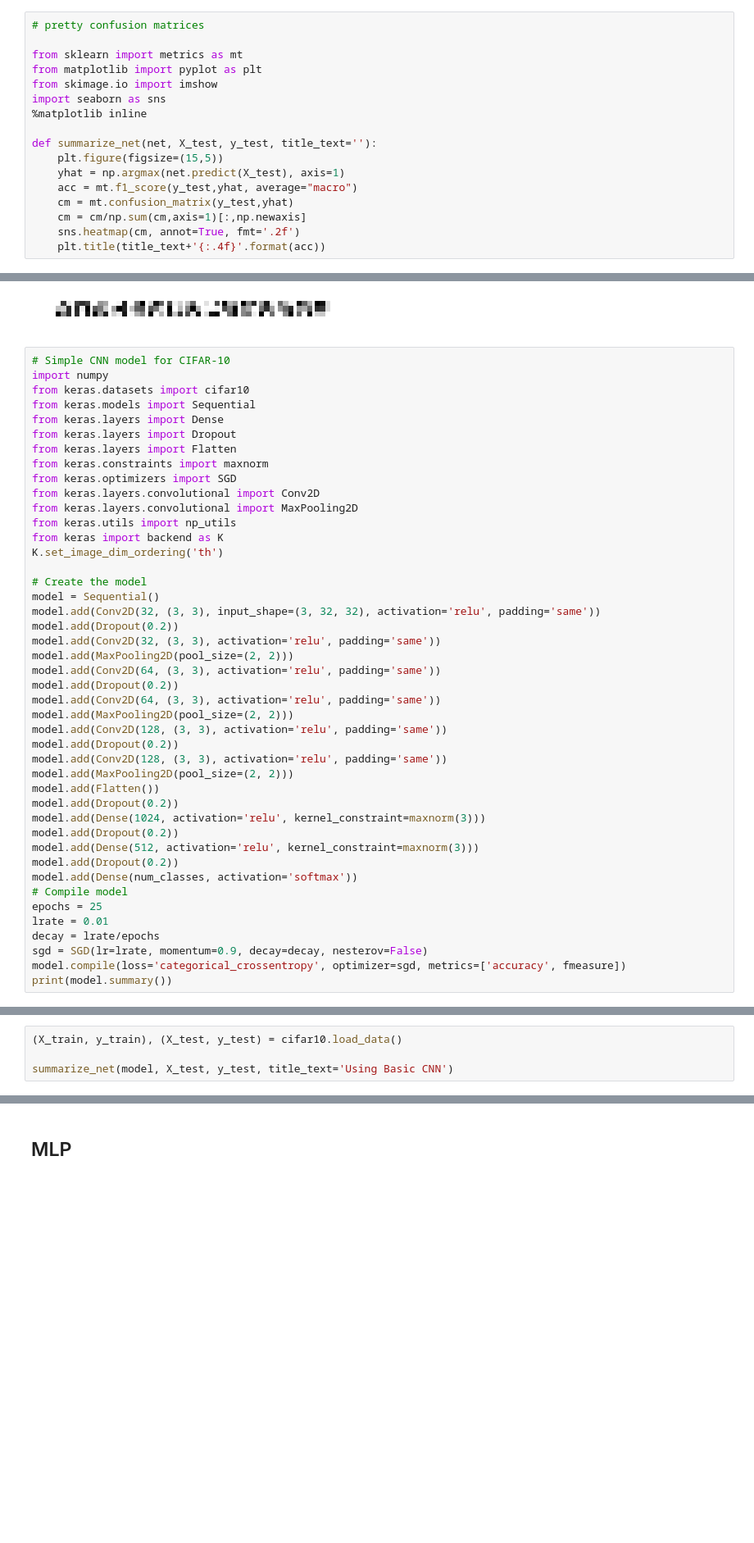
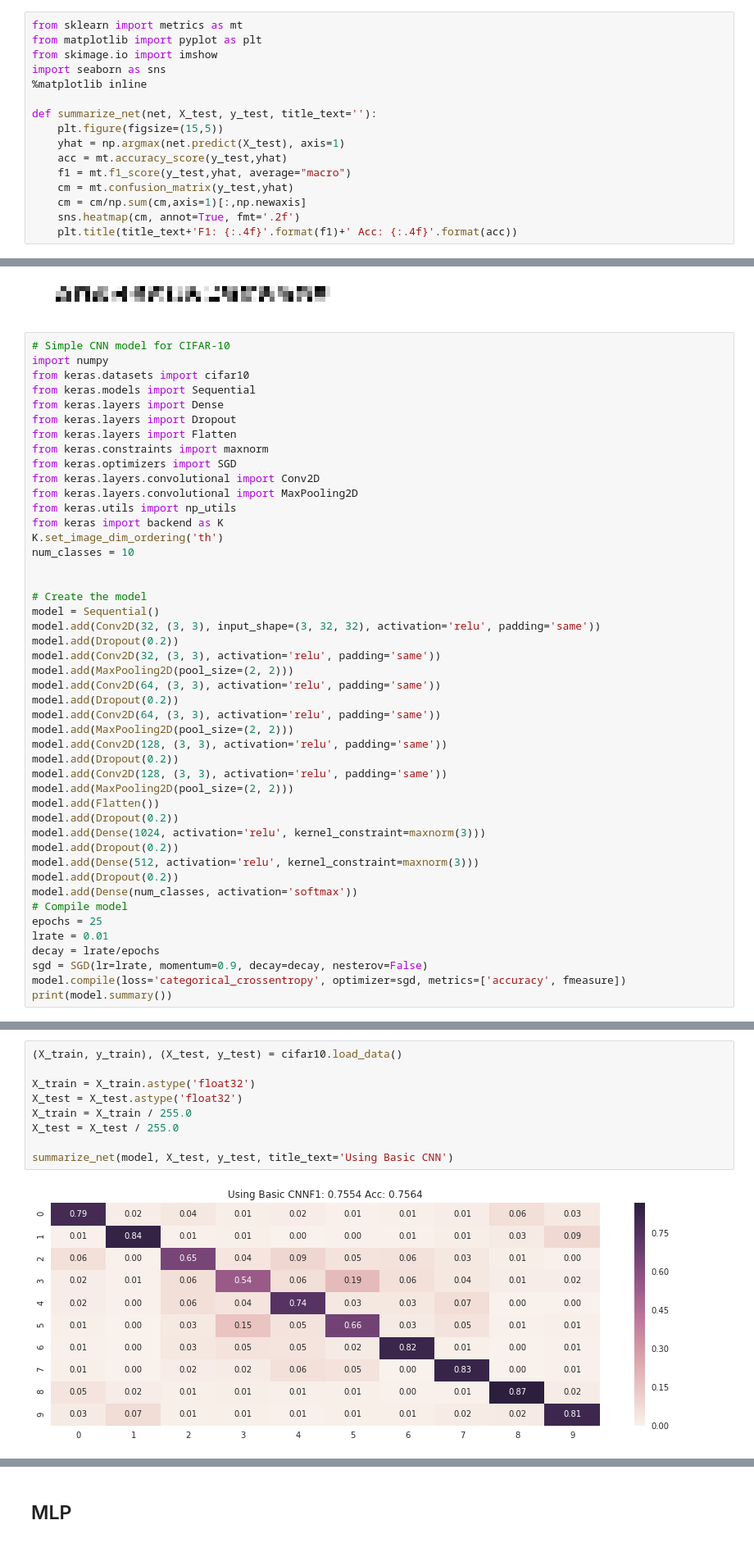
Before and after one commit to egabrielsen/MachineLearning, a Jupyter notebook: Lab08/lab8-Danh-Copy1.ipynb, the cells around one changed output, grey strips where cells are left out. Shown: that part at 82% size. Drawn from its saved outputs; the diff is of its cells as text; blank space fills up the shorter version.

Commit message:
pushed up new charts

```diff
--- a/Lab08/lab8-Danh-Copy1.ipynb
+++ b/Lab08/lab8-Danh-Copy1.ipynb
@@ -122,8 +123,6 @@ def fmeasure(y_true, y_pred):
     """
     return fbeta_score(y_true, y_pred, beta=1)
 # %%
-# pretty confusion matrices
-
 from sklearn import metrics as mt
 from matplotlib import pyplot as plt
 from skimage.io import imshow
@@ -133,11 +132,12 @@ import seaborn as sns
 def summarize_net(net, X_test, y_test, title_text=''):
     plt.figure(figsize=(15,5))
     yhat = np.argmax(net.predict(X_test), axis=1)
-    acc = mt.f1_score(y_test,yhat, average="macro")
+    acc = mt.accuracy_score(y_test,yhat)
+    f1 = mt.f1_score(y_test,yhat, average="macro")
     cm = mt.confusion_matrix(y_test,yhat)
     cm = cm/np.sum(cm,axis=1)[:,np.newaxis]
     sns.heatmap(cm, annot=True, fmt='.2f')
-    plt.title(title_text+'{:.4f}'.format(acc))
+    plt.title(title_text+'F1: {:.4f}'.format(f1)+' Acc: {:.4f}'.format(acc))
 # %%
 def plot_roc(probas, y_true):
     mean_tpr = 0.0
@@ -420,6 +420,8 @@ from keras.layers.convolutional import MaxPooling2D
 from keras.utils import np_utils
 from keras import backend as K
 K.set_image_dim_ordering('th')
+num_classes = 10
+
 
 # Create the model
 model = Sequential()
@@ -497,4 +520,11 @@ Epoch 2/25
 # %%
 (X_train, y_train), (X_test, y_test) = cifar10.load_data()
 
+X_train = X_train.astype('float32')
+X_test = X_test.astype('float32')
+X_train = X_train / 255.0
+X_test = X_test / 255.0
+
 summarize_net(model, X_test, y_test, title_text='Using Basic CNN')
+# %% [output]
+[figure, added]
```
Also changed, not shown: parts of 5 cells of this notebook, 2 other files.
